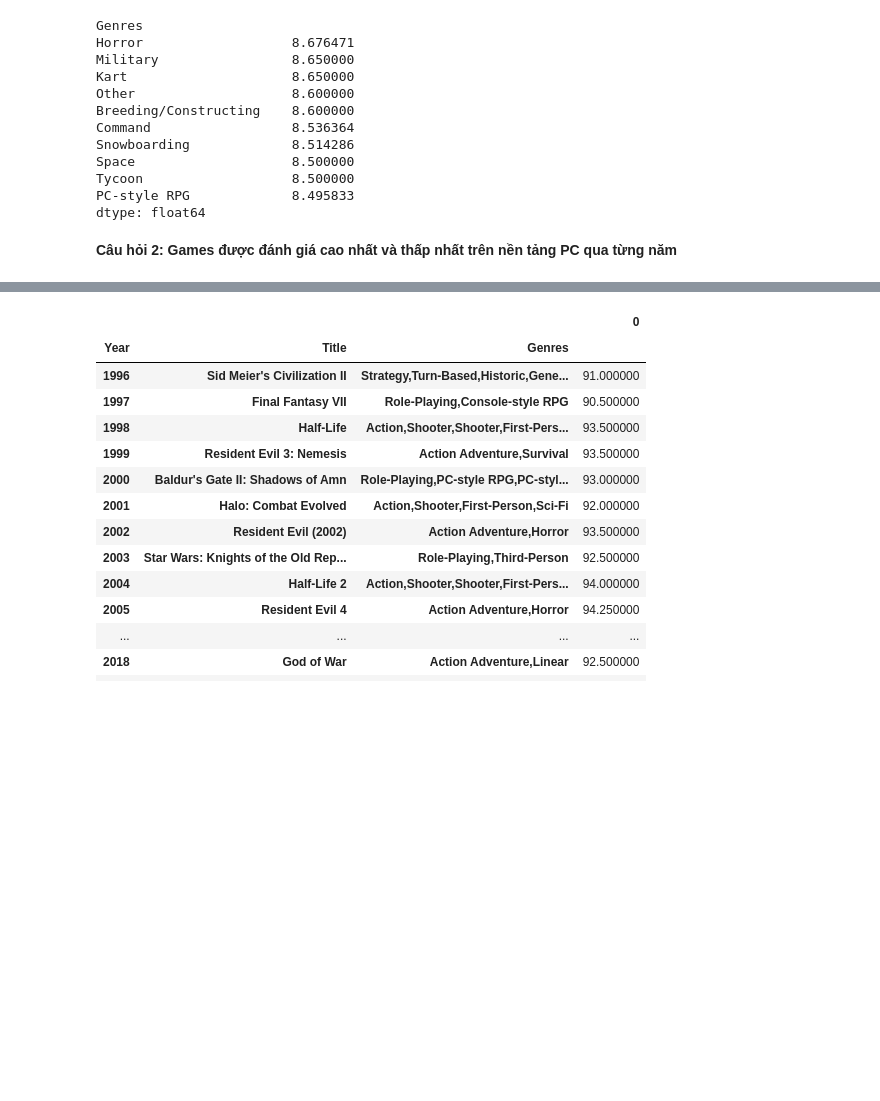
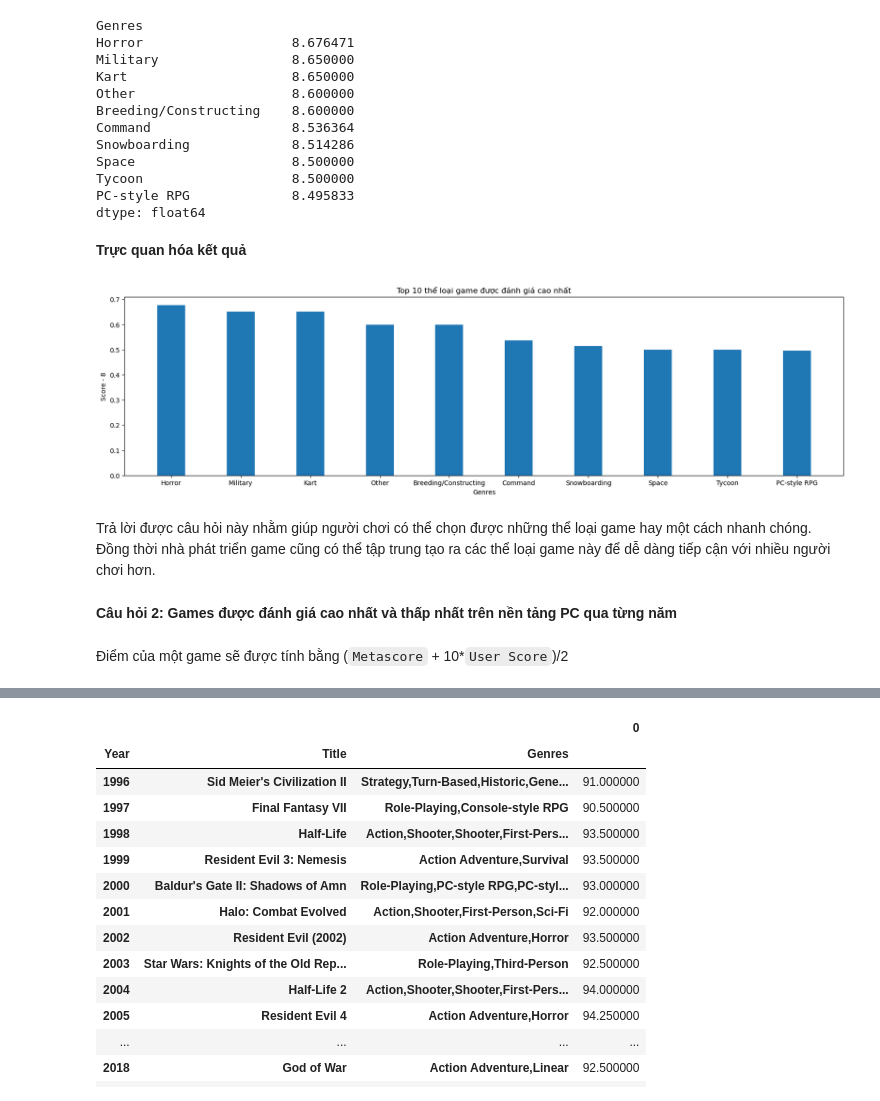
Before and after one commit to ElectricGoal/NMKHDL_Project1, a Jupyter notebook: questions/AskQuestions.ipynb, the cells around one changed output, grey strips where cells are left out. Drawn from its saved outputs; the diff is of its cells as text; code cells hidden in the pictures; blank space fills up the shorter version.

Commit message:
More description, More visualization

```diff
--- a/questions/AskQuestions.ipynb
+++ b/questions/AskQuestions.ipynb
@@ -338,5 +345,25 @@ Space                    8.500000
 Tycoon                   8.500000
 PC-style RPG             8.495833
 dtype: float64
+# %% [markdown]
+**Trực quan hóa kết quả**
+# %%
+ticks = user_score_for_each_game_genre.head(10).index.to_list()
+score = user_score_for_each_game_genre.head(10).values
+score = score - 8 #Trừ đi 8 để kết quả trực quan dễ nhìn hơn
+fig = plt.figure(figsize = (20, 5))
+plt.bar(ticks, score, width = 0.4)
+
+plt.xlabel('Genres')
+plt.ylabel('Score - 8')
+plt.title('Top 10 thể loại game được đánh giá cao nhất')
+
+plt.show()
+# %% [output]
+[figure, added]
+# %% [markdown]
+Trả lời được câu hỏi này nhằm giúp người chơi có thể chọn được những thể loại game hay một cách nhanh chóng. Đồng thời nhà phát triển game cũng có thể tập trung tạo ra các thể loại game này để dễ dàng tiếp cận với nhiều người chơi hơn.
 # %% [markdown]
 **Câu hỏi 2: Games được đánh giá cao nhất và thấp nhất trên nền tảng PC qua từng năm**
+# %% [markdown]
+Điểm của một game sẽ được tính bằng (`Metascore` + 10*`User Score`)/2
```
Also changed, not shown: parts of 22 cells of this notebook.
